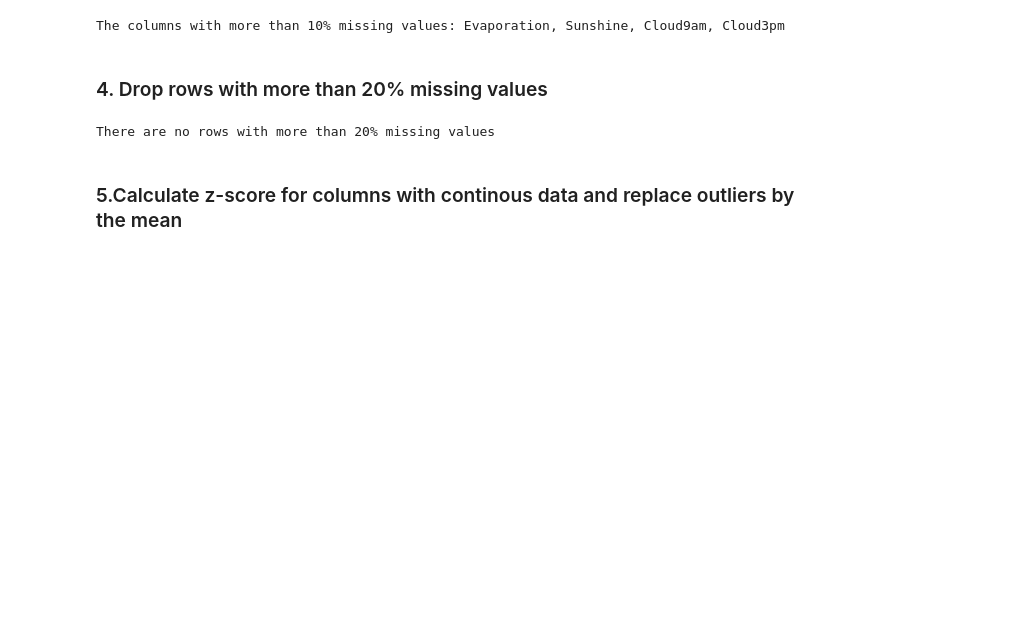
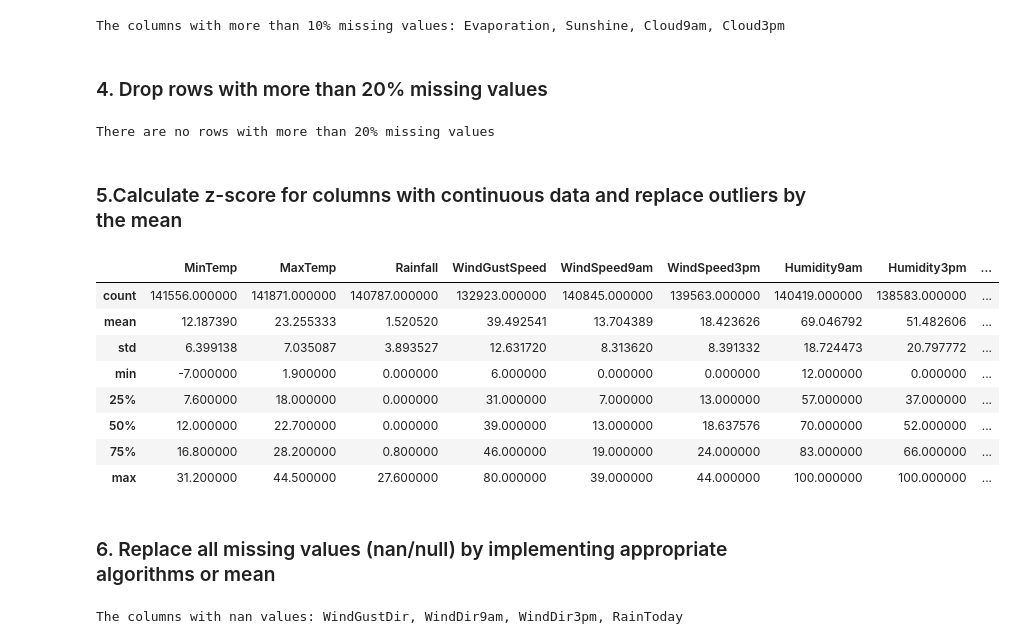
Before and after one commit to namvnngu/data-analysis-project, a Jupyter notebook: Source Code/Data Cleansing.ipynb, the cells around one changed output. Drawn from its saved outputs; the diff is of its cells as text; code cells hidden in the pictures; blank space fills up the shorter version.

Commit message:
Data Cleansing Finished

```diff
--- a/Source Code/Data Cleansing.ipynb
+++ b/Source Code/Data Cleansing.ipynb
@@ -304,4 +311,4 @@ else:
 # %% [output]
 There are no rows with more than 20% missing values
 # %% [markdown]
-### 5.Calculate z-score for columns with continous data and replace outliers by the mean
+### 5.Calculate z-score for columns with continuous data and replace outliers by the mean
@@ -307,0 +345,14 @@ There are no rows with more than 20% missing values
+# %%
+data.describe()
+# %% [output]
+|  | MinTemp | MaxTemp | Rainfall | WindGustSpeed | WindSpeed9am | WindSpeed3pm | Humidity9am | Humidity3pm | ... |
+| count | 141556.000000 | 141871.000000 | 140787.000000 | 132923.000000 | 140845.000000 | 139563.000000 | 140419.000000 | 138583.000000 | ... |
+| mean | 12.187390 | 23.255333 | 1.520520 | 39.492541 | 13.704389 | 18.423626 | 69.046792 | 51.482606 | ... |
+| std | 6.399138 | 7.035087 | 3.893527 | 12.631720 | 8.313620 | 8.391332 | 18.724473 | 20.797772 | ... |
+| min | -7.000000 | 1.900000 | 0.000000 | 6.000000 | 0.000000 | 0.000000 | 12.000000 | 0.000000 | ... |
+| 25% | 7.600000 | 18.000000 | 0.000000 | 31.000000 | 7.000000 | 13.000000 | 57.000000 | 37.000000 | ... |
+| 50% | 12.000000 | 22.700000 | 0.000000 | 39.000000 | 13.000000 | 18.637576 | 70.000000 | 52.000000 | ... |
+| 75% | 16.800000 | 28.200000 | 0.800000 | 46.000000 | 19.000000 | 24.000000 | 83.000000 | 66.000000 | ... |
+| max | 31.200000 | 44.500000 | 27.600000 | 80.000000 | 39.000000 | 44.000000 | 100.000000 | 100.000000 | ... |
+# %% [markdown]
+### 6. Replace all missing values (nan/null) by implementing appropriate algorithms or mean
@@ -307,0 +407,14 @@ There are no rows with more than 20% missing values
+# %%
+"""
+For nominal columns
+"""
+no_nan_nominal = []
+nan_nominal = []
+for column in nominal_columns:
+    if(data[column].isna().sum() == 0):
+        no_nan_nominal.append(column)
+    else:
+        nan_nominal.append(column)
+print("The columns with nan values:", ", ".join(nan_nominal))
+# %% [output]
+The columns with nan values: WindGustDir, WindDir9am, WindDir3pm, RainToday
```
Also changed, not shown: parts of 15 cells of this notebook, 1 other file.
